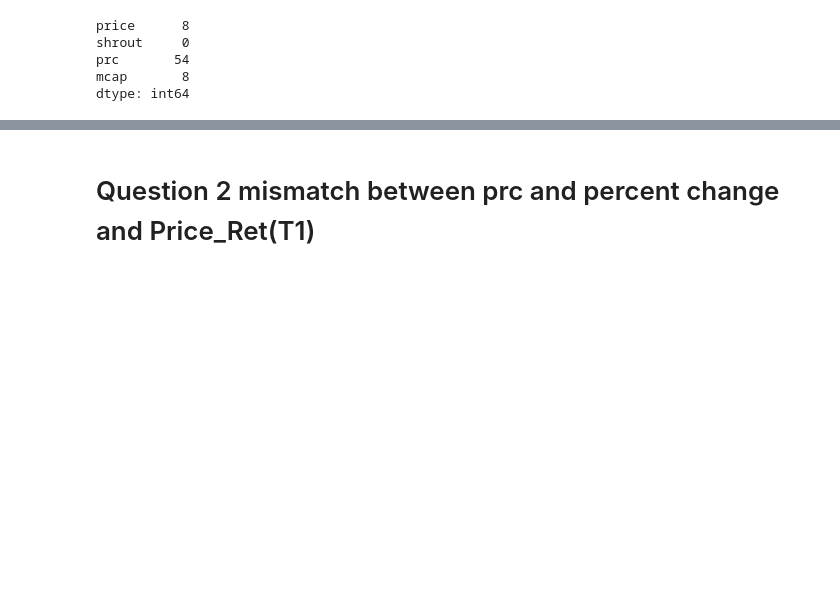
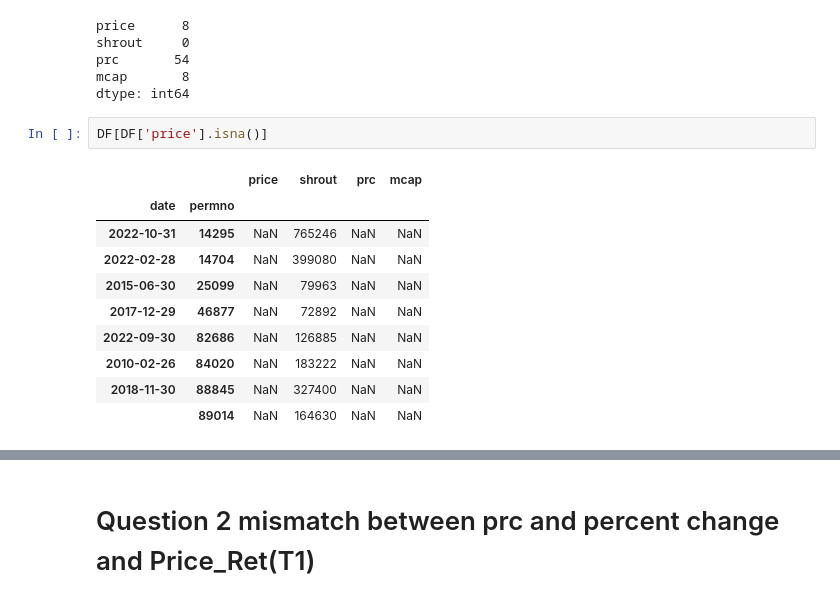
Before and after one commit to Nikhilesh-B/HW-Spring-2026, a Jupyter notebook: QIM/HW2/analysis.ipynb, the cells around one changed output, grey strips where cells are left out. Saved outputs shown, nothing was run; the diff lists cells and outputs as text; blank space fills up the shorter version.

```diff
--- a/QIM/HW2/analysis.ipynb
+++ b/QIM/HW2/analysis.ipynb
@@ -55,3 +55,16 @@ shrout     0
 prc       54
 mcap       8
 dtype: int64
+# %%
+DF[DF['price'].isna()]
+# %% [output]
+|  |  | price | shrout | prc | mcap |
+| date | permno |  |  |  |  |
+| 2022-10-31 | 14295 | NaN | 765246 | NaN | NaN |
+| 2022-02-28 | 14704 | NaN | 399080 | NaN | NaN |
+| 2015-06-30 | 25099 | NaN | 79963 | NaN | NaN |
+| 2017-12-29 | 46877 | NaN | 72892 | NaN | NaN |
+| 2022-09-30 | 82686 | NaN | 126885 | NaN | NaN |
+| 2010-02-26 | 84020 | NaN | 183222 | NaN | NaN |
+| 2018-11-30 | 88845 | NaN | 327400 | NaN | NaN |
+|  | 89014 | NaN | 164630 | NaN | NaN |
```
Also changed, not shown: parts of 17 cells of this notebook.
